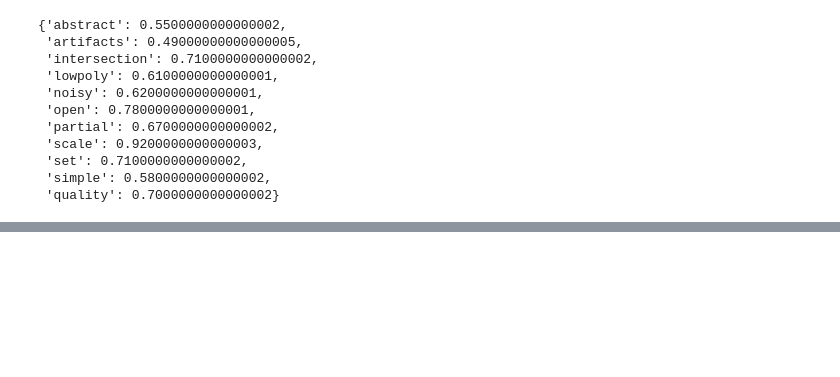
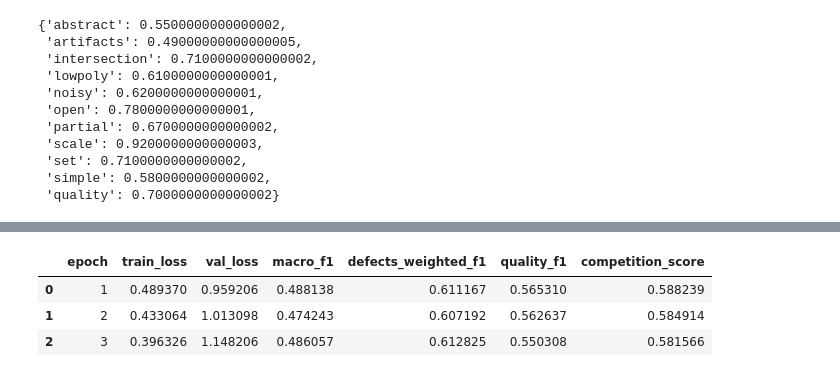
Before and after one commit to gasich27/AI-Challenge-2026-MainStage, a Jupyter notebook: cnn_baseline.ipynb, the cells around one changed output, grey strips where cells are left out. Drawn from its saved outputs; the diff is of its cells as text; code cells hidden in the pictures; blank space fills up the shorter version.

```diff
--- a/cnn_baseline.ipynb
+++ b/cnn_baseline.ipynb
@@ -887,0 +1003,84 @@ thresholds_dict
+# %%
+def train_one_epoch_finetune(model, loader, criterion, optimizer, device):
+    model.train()
+
+    model.conv1.eval()
+    model.bn1.eval()
+    model.layer1.eval()
+    model.layer2.eval()
+    model.layer3.eval()
+
+    total_loss = 0
+
+    for images, targets in loader:
+        images = images.to(device)
+        targets = targets.to(device)
+
+        optimizer.zero_grad()
+        logits = model(images)
+        loss = criterion(logits, targets)
+        loss.backward()
+        optimizer.step()
+
+        total_loss += loss.item() * images.size(0)
+
+    return total_loss / len(loader.dataset)
+
+
+IMPROVED_EPOCHS = 3
+improved_history = []
+best_improved_score = -1
+
+for epoch in range(IMPROVED_EPOCHS):
+    train_loss = train_one_epoch_finetune(
+        improved_model,
+        augmented_train_loader,
+        criterion,
+        improved_optimizer,
+        device
+    )
+
+    val_loss, improved_val_targets, improved_val_probabilities = validate(
+        improved_model,
+        improved_val_loader,
+        criterion,
+        device
+    )
+
+    improved_metrics, improved_summary = calculate_metrics(
+        improved_val_targets,
+        improved_val_probabilities,
+        target_columns,
+        threshold=best_thresholds
+    )
+
+    improved_history.append({
+        'epoch': epoch + 1,
+        'train_loss': train_loss,
+        'val_loss': val_loss,
+        **improved_summary
+    })
+
+    print(
+        f'Epoch {epoch + 1}/{IMPROVED_EPOCHS} | '
+        f'train loss: {train_loss:.4f} | '
+        f'val loss: {val_loss:.4f} | '
+        f'macro F1: {improved_summary["macro_f1"]:.4f} | '
+        f'score: {improved_summary["competition_score"]:.4f}'
+    )
+
+    if improved_summary['competition_score'] > best_improved_score:
+        best_improved_score = improved_summary['competition_score']
+
+        torch.save({
+            'model_state_dict': improved_model.state_dict(),
+            'target_columns': target_columns,
+            'thresholds': best_thresholds.tolist(),
+            'validation_score': float(best_improved_score)
+        }, IMPROVED_MODEL_PATH)
+
+        print('Сохранена лучшая модель:', IMPROVED_MODEL_PATH)
+
+improved_history = pd.DataFrame(improved_history)
+improved_history
+# %% [output]
@@ -887,0 +1091,4 @@ thresholds_dict
+|  | epoch | train_loss | val_loss | macro_f1 | defects_weighted_f1 | quality_f1 | competition_score |
+| 0 | 1 | 0.489370 | 0.959206 | 0.488138 | 0.611167 | 0.565310 | 0.588239 |
+| 1 | 2 | 0.433064 | 1.013098 | 0.474243 | 0.607192 | 0.562637 | 0.584914 |
+| 2 | 3 | 0.396326 | 1.148206 | 0.486057 | 0.612825 | 0.550308 | 0.581566 |
```
Also changed, not shown: parts of 15 cells of this notebook, 1 other file.
